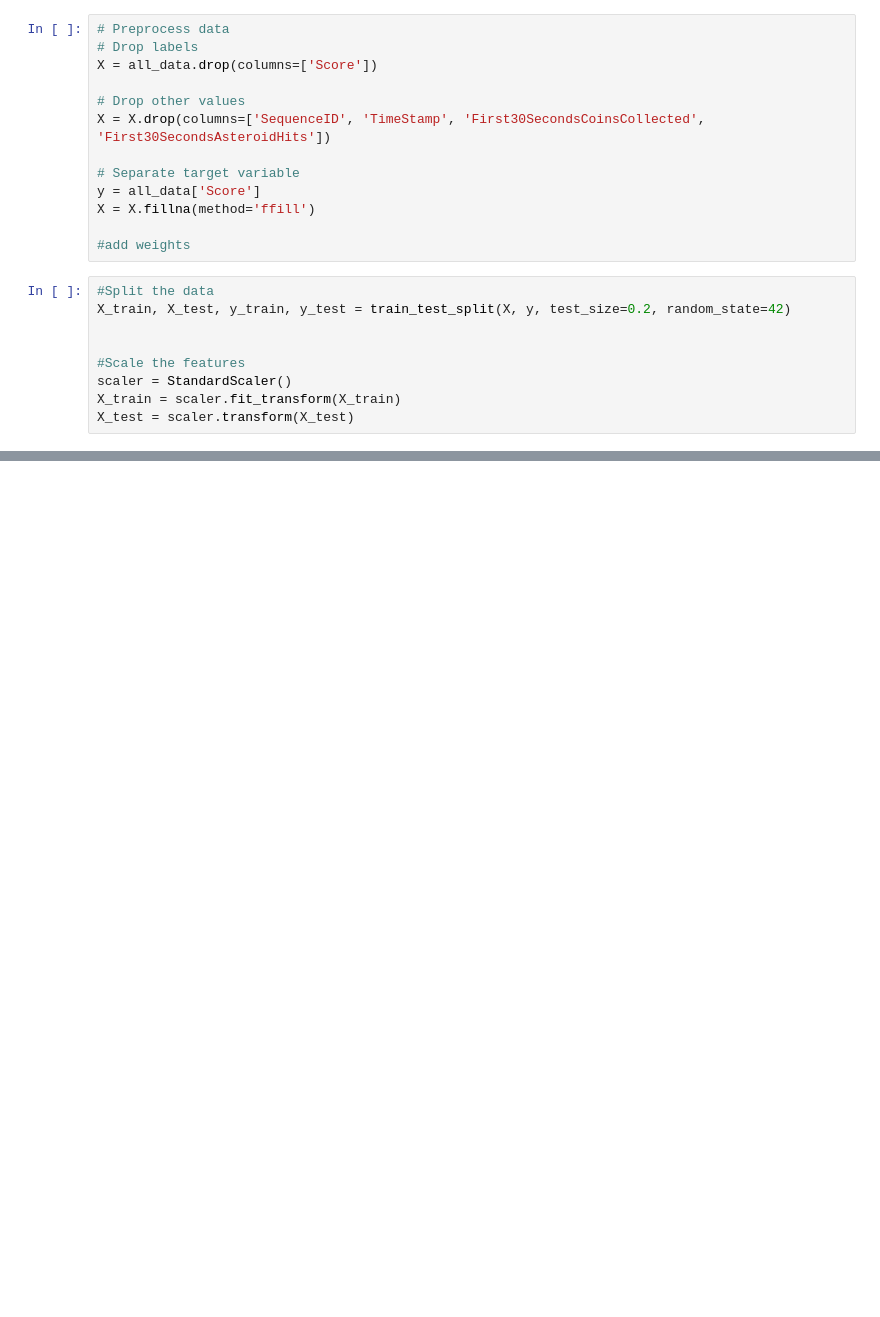
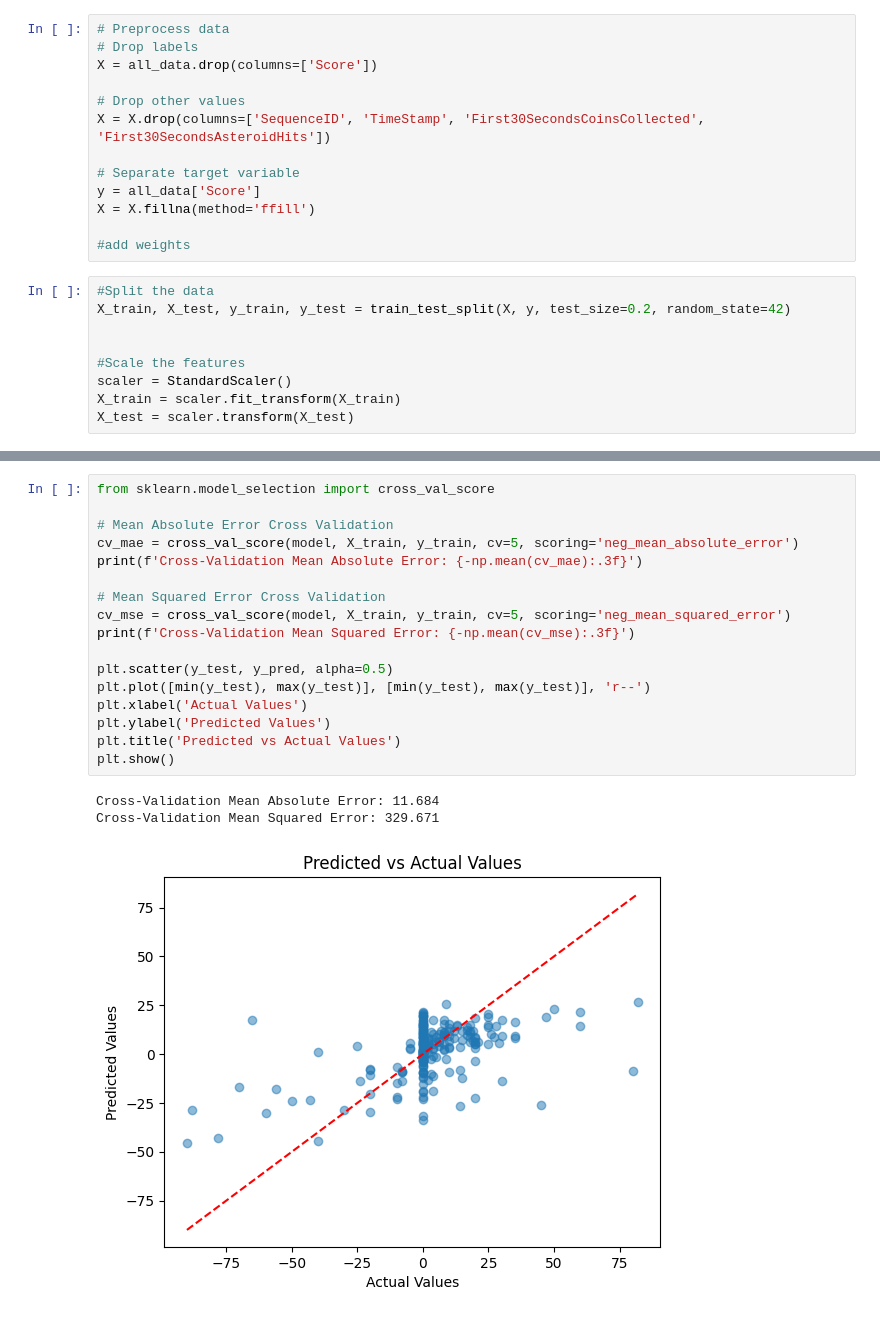
Before and after one commit to Sogii/XAI-Workbook, a Jupyter notebook: notebook1.ipynb, the cells around one changed output, grey strips where cells are left out. Cells and saved outputs as stored; diff of their text form; blank space fills up the shorter version.

```diff
--- a/notebook1.ipynb
+++ b/notebook1.ipynb
@@ -67,0 +123,21 @@ print("R2 Score:", r2_score(y_test, y_pred))
+# %%
+from sklearn.model_selection import cross_val_score
+
+# Mean Absolute Error Cross Validation
+cv_mae = cross_val_score(model, X_train, y_train, cv=5, scoring='neg_mean_absolute_error')
+print(f'Cross-Validation Mean Absolute Error: {-np.mean(cv_mae):.3f}')
+
+# Mean Squared Error Cross Validation
+cv_mse = cross_val_score(model, X_train, y_train, cv=5, scoring='neg_mean_squared_error')
+print(f'Cross-Validation Mean Squared Error: {-np.mean(cv_mse):.3f}')
+
+plt.scatter(y_test, y_pred, alpha=0.5)
+plt.plot([min(y_test), max(y_test)], [min(y_test), max(y_test)], 'r--')
+plt.xlabel('Actual Values')
+plt.ylabel('Predicted Values')
+plt.title('Predicted vs Actual Values')
+plt.show()
+# %% [output]
+Cross-Validation Mean Absolute Error: 11.684
+Cross-Validation Mean Squared Error: 329.671
+[figure, added]
```
Also changed, not shown: parts of 9 cells of this notebook, 17 other files.
